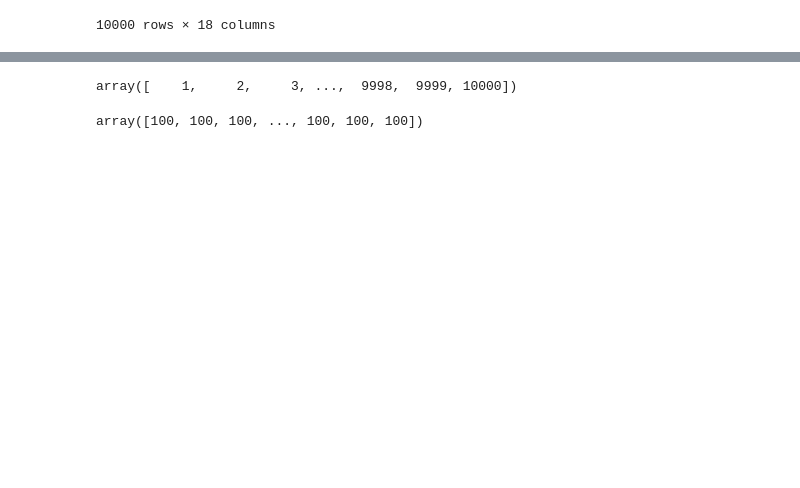
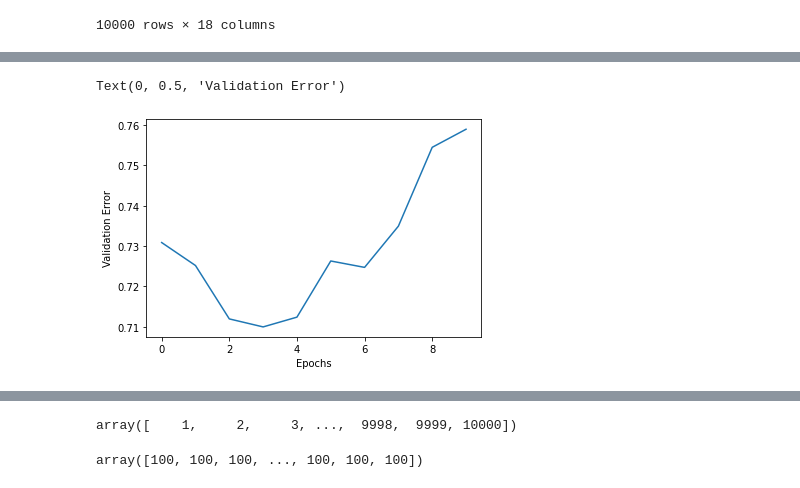
Before and after one commit to Barragan17/Charaka, a Jupyter notebook: Colab/BR_goodbooks_CNN.ipynb, the cells around one changed output, grey strips where cells are left out. Cells and saved outputs as stored; diff of their text form; code cells hidden in the pictures; blank space fills up the shorter version.

```diff
--- a/Colab/BR_goodbooks_CNN.ipynb
+++ b/Colab/BR_goodbooks_CNN.ipynb
@@ -123,3 +135,10 @@ Text(0, 0.5, 'Training Error')
+# %%
+plt.plot(history.history['val_loss'])
+plt.xlabel("Epochs")
+plt.ylabel("Validation Error")
+# %% [output]
+Text(0, 0.5, 'Validation Error')
+[figure, added]
 # %%
 model2.evaluate([test.user_id, test.book_id], test.rating)
 # %% [output]
```
Also changed, not shown: parts of 14 cells of this notebook.
